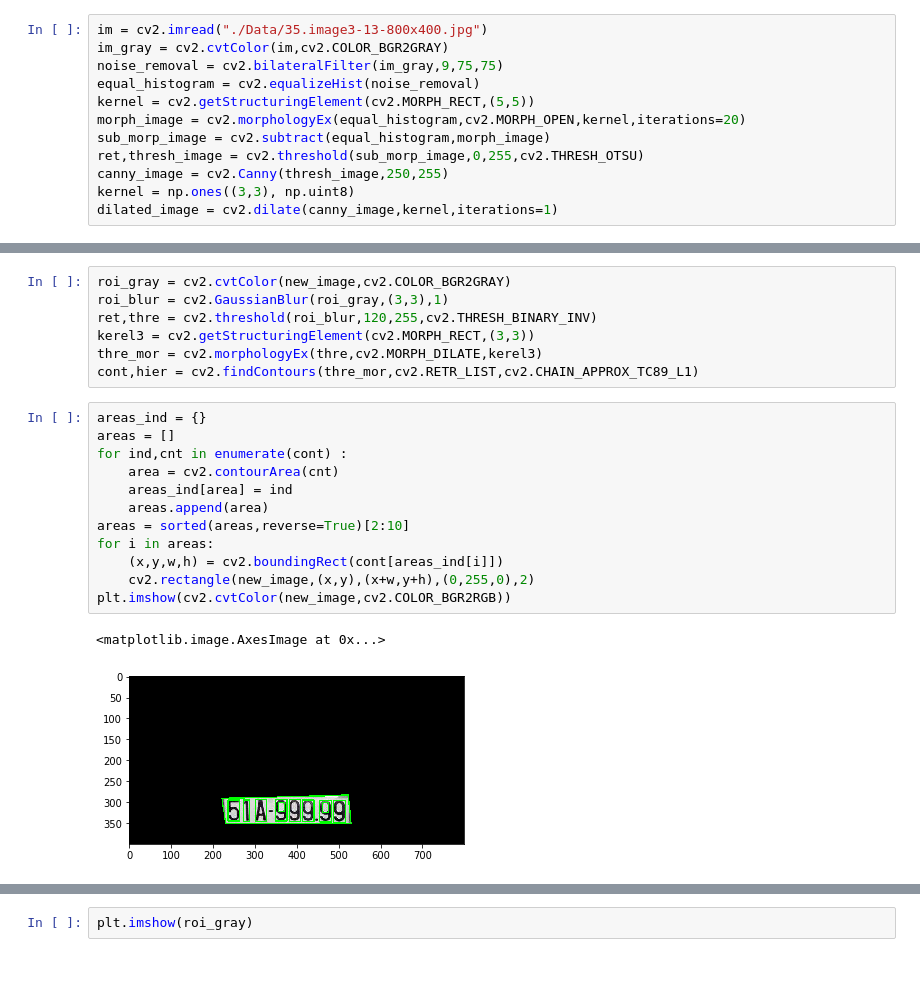
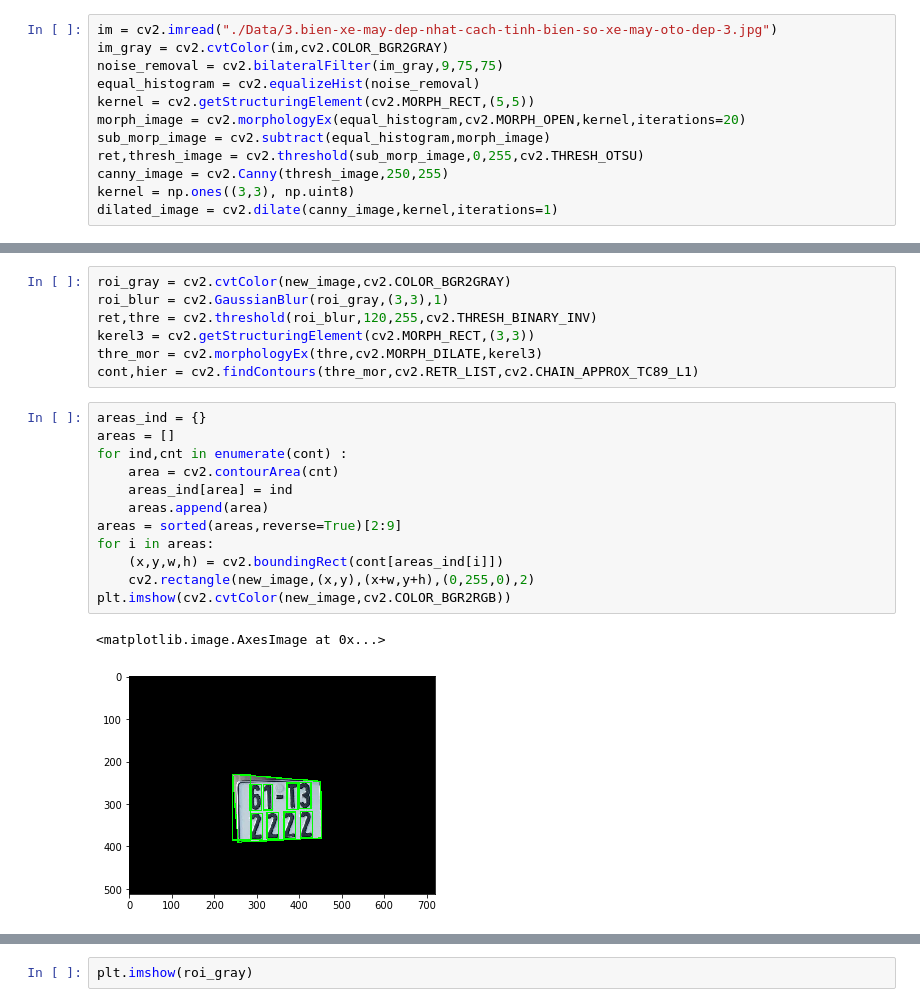
Before and after one commit to bittervirgin/plate_recognition_uit, a Jupyter notebook: Untitled.ipynb, the cells around one changed output, grey strips where cells are left out. Cells and saved outputs as stored; diff of their text form; blank space fills up the shorter version.

```diff
--- a/Untitled.ipynb
+++ b/Untitled.ipynb
@@ -4,7 +4,7 @@ import cv2
 import numpy as np
 from matplotlib import pyplot as plt
 # %%
-im = cv2.imread("./Data/35.image3-13-800x400.jpg")
+im = cv2.imread("./Data/3.bien-xe-may-dep-nhat-cach-tinh-bien-so-xe-may-oto-dep-3.jpg")
 im_gray = cv2.cvtColor(im,cv2.COLOR_BGR2GRAY)
 noise_removal = cv2.bilateralFilter(im_gray,9,75,75)
 equal_histogram = cv2.equalizeHist(noise_removal)
@@ -86,18 +86,18 @@ cont,hier = cv2.findContours(thre_mor,cv2.RETR_LIST,cv2.CHAIN_APPROX_TC89_L1)
 # %%
 areas_ind = {}
 areas = []
 for ind,cnt in enumerate(cont) :
     area = cv2.contourArea(cnt)
     areas_ind[area] = ind
     areas.append(area)
-areas = sorted(areas,reverse=True)[2:10]
+areas = sorted(areas,reverse=True)[2:9]
 for i in areas:
     (x,y,w,h) = cv2.boundingRect(cont[areas_ind[i]])
     cv2.rectangle(new_image,(x,y),(x+w,y+h),(0,255,0),2)
 plt.imshow(cv2.cvtColor(new_image,cv2.COLOR_BGR2RGB))
 # %% [output]
 <matplotlib.image.AxesImage at 0x...>
-[figure, old version]
+[figure, new version]
 # %%
 # Histogram equal for enhancing the number plate for further processing
 y,cr,cb = cv2.split(cv2.cvtColor(new_image,cv2.COLOR_RGB2YCrCb))
```
Also changed, not shown: parts of 5 cells of this notebook, 3 other files.
